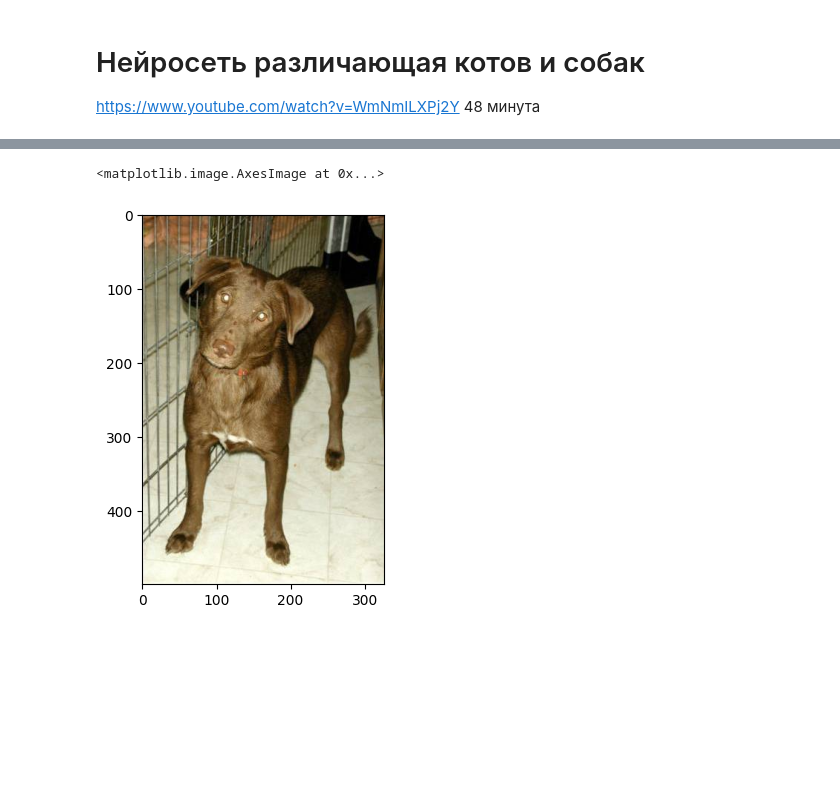
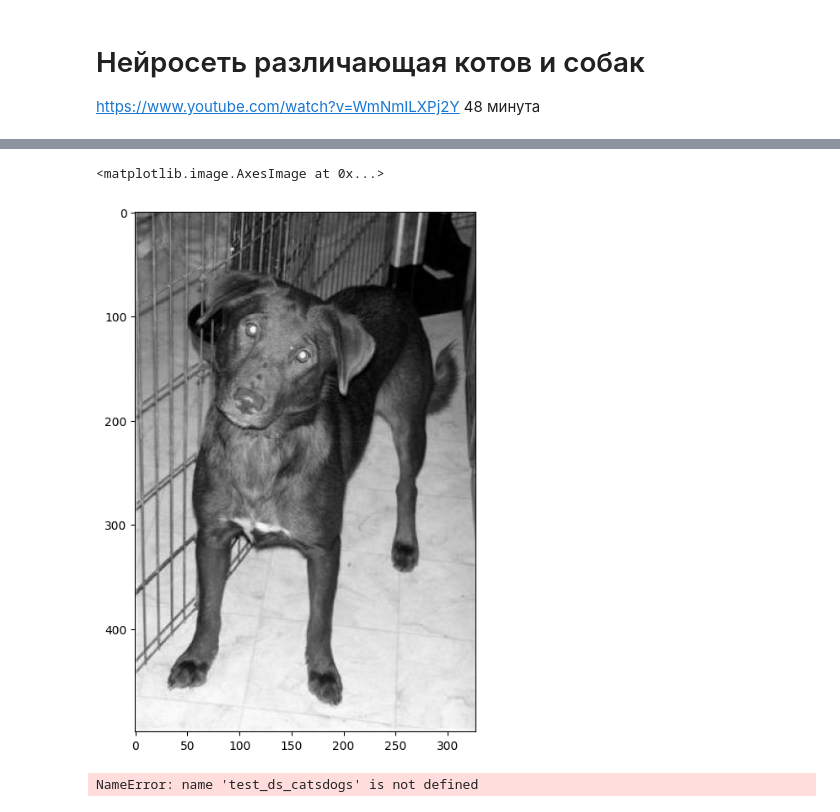
Before and after one commit to muzafarovdan/Recognition_CatsDogs, a Jupyter notebook: Cats_Dogs.ipynb, the cells around one changed output, grey strips where cells are left out. Saved outputs shown, nothing was run; the diff lists cells and outputs as text; code cells hidden in the pictures; blank space fills up the shorter version.

```diff
--- a/Cats_Dogs.ipynb
+++ b/Cats_Dogs.ipynb
@@ -59,14 +59,22 @@ class Dataset2class(torch.utils.data.Dataset):
             img_path = os.path.join(self.path_dir2, self.dir2_list[idx])
 
         img = cv2.imread(img_path, cv2.IMREAD_COLOR)
-        img = cv2.cvtColor(img, cv2.COLOR_BGR2RGB)
-        img = imp.astype(np.float32)
-        imp = (img[:,:,0:1] + img[:,:,1:2] + img[:,:,2:3])/3.0
-
-        #
+        img = img[:, :, ::-1]
 
 
-        return img, class_id
+        img = img.astype(np.float32)
+        img = img/255
+
+        img = cv2.resize(img, (50,50), interpolation = cv2.INTER_AREA)
+
+        img.transpose((2, 0, 1))
+
+        t_img = torch.from_numpy(img)
+
+        t_class_id = torch.tensor(class_id)
+
+
+        return {'img': t_img, 'label': t_class_id}
 # %%
 train_dogs_path = 'C:/Users/muzaf/Desktop/SUAI_AI/Cats and Dogs/training_set/dogs/'
 train_cats_path = 'C:/Users/muzaf/Desktop/SUAI_AI/Cats and Dogs/training_set/cats/'
@@ -75,5 +87,17 @@ train_ds_catsdogs = Dataset2class(train_dogs_path, train_cats_path)
 # %%
-plt.imshow(train_ds_catsdogs[1][0])
+plt.figure(figsize=(8,8))
+plt.imshow(train_ds_catsdogs[1][0], cmap = 'gray')
 # %% [output]
 <matplotlib.image.AxesImage at 0x...>
-[figure, old version]
+[figure, new version]
+# %%
+batch_size = 16
+
+train_loader = torch.utils.data.DataLoader(
+    train_ds_catsdogs, shuffle=True, batch_size = batch_size, num_workers=1, drop_last=True
+)
+test_loader = torch.utils.data.DataLoader(
+    test_ds_catsdogs, shuffle=True, batch_size = batch_size, num_workers=1, drop_last=False
+)
+# %% [output]
+NameError: name 'test_ds_catsdogs' is not defined
```
Also changed, not shown: parts of 2 cells of this notebook.
